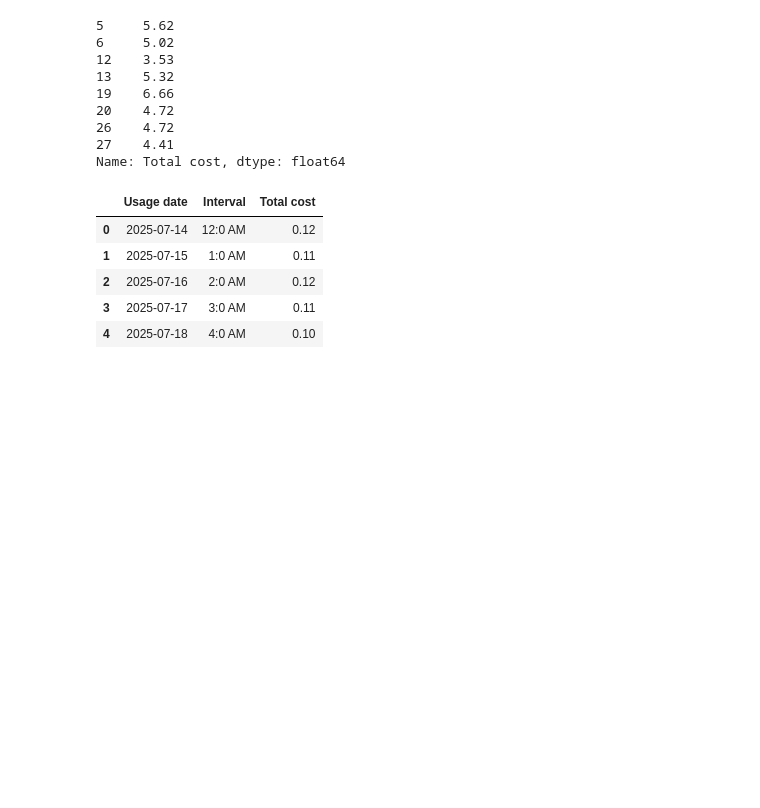
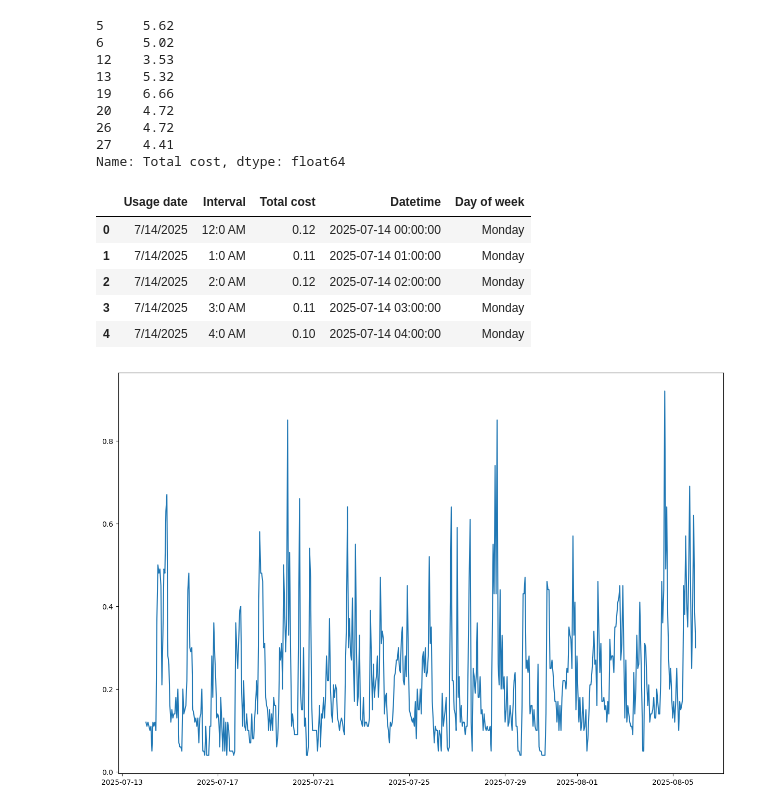
Before and after one commit to Natethanielr/custom_srp_dashboard, a Jupyter notebook: srp/srp.ipynb, the cells around one changed output. Cells and saved outputs as stored; diff of their text form; code cells hidden in the pictures; blank space fills up the shorter version.

Commit message:
created daily use bar chart and began hourly usage graph

```diff
--- a/srp/srp.ipynb
+++ b/srp/srp.ipynb
@@ -80,12 +85,17 @@ print(weekend_costs)
 Name: Total cost, dtype: float64
 # %%
 df1['Total cost'] = df1['Total cost'].replace({'\\$': '', ',': ''}, regex=True).astype(float)
-df1['Usage date'] = pd.to_datetime(df['Usage date'])
+df1["Datetime"] = pd.to_datetime(df1["Usage date"] + " " + df1["Interval"], format="%m/%d/%Y %I:%M %p")
+df1['Day of week'] = df1['Datetime'].dt.day_name()
+
+fig, ax = plt.subplots(figsize = (15,10))
+ax.plot(df1['Datetime'], df1['Total cost'])
 df1.head()
 # %% [output]
-|  | Usage date | Interval | Total cost |
-| 0 | 2025-07-14 | 12:0 AM | 0.12 |
-| 1 | 2025-07-15 | 1:0 AM | 0.11 |
-| 2 | 2025-07-16 | 2:0 AM | 0.12 |
-| 3 | 2025-07-17 | 3:0 AM | 0.11 |
-| 4 | 2025-07-18 | 4:0 AM | 0.10 |
+|  | Usage date | Interval | Total cost | Datetime | Day of week |
+| 0 | 7/14/2025 | 12:0 AM | 0.12 | 2025-07-14 00:00:00 | Monday |
+| 1 | 7/14/2025 | 1:0 AM | 0.11 | 2025-07-14 01:00:00 | Monday |
+| 2 | 7/14/2025 | 2:0 AM | 0.12 | 2025-07-14 02:00:00 | Monday |
+| 3 | 7/14/2025 | 3:0 AM | 0.11 | 2025-07-14 03:00:00 | Monday |
+| 4 | 7/14/2025 | 4:0 AM | 0.10 | 2025-07-14 04:00:00 | Monday |
+[figure, added]
```
Also changed, not shown: parts of 4 cells of this notebook.
